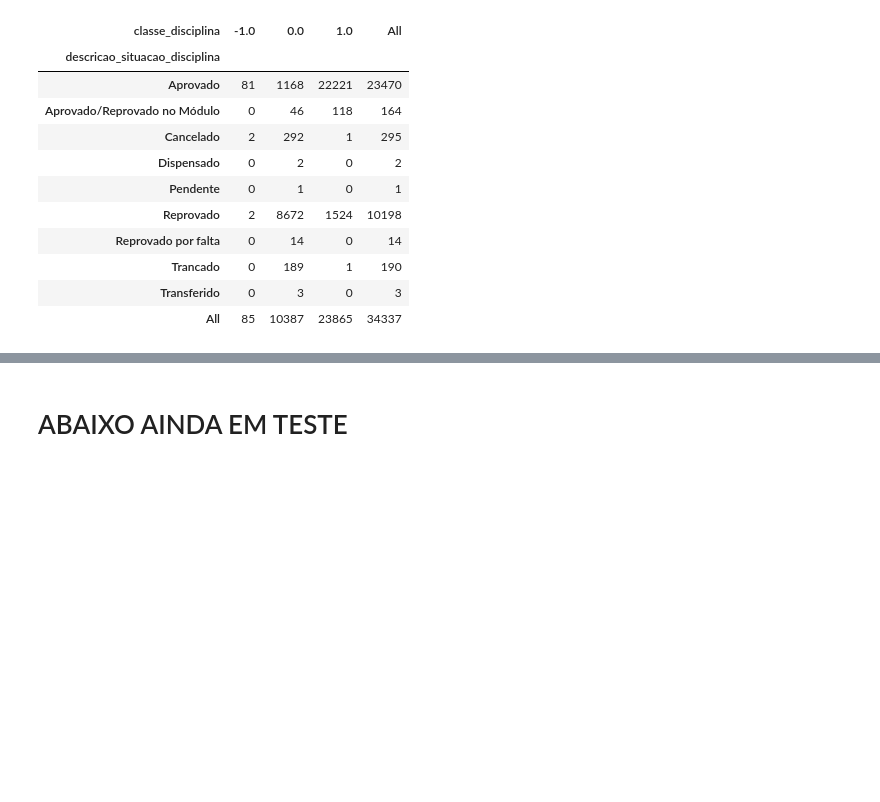
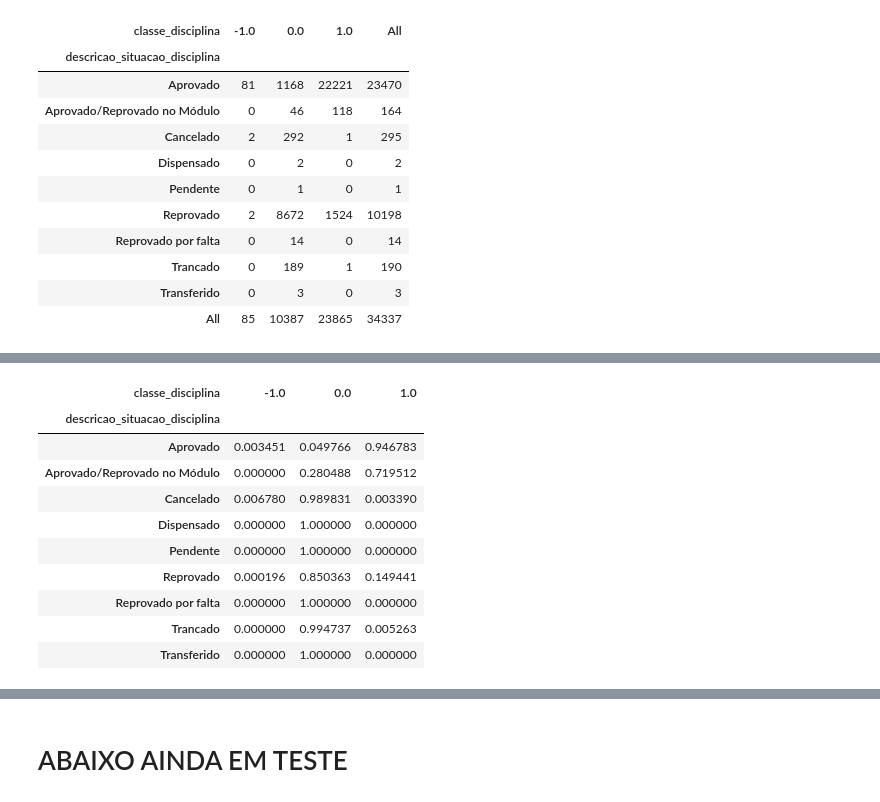
Before and after one commit to tmedeirosb/modelo_ifrn, a Jupyter notebook: Artigo_WCDE17.ipynb, the cells around one changed output, grey strips where cells are left out. Saved outputs shown, nothing was run; the diff lists cells and outputs as text; code cells hidden in the pictures; blank space fills up the shorter version.

```diff
--- a/Artigo_WCDE17.ipynb
+++ b/Artigo_WCDE17.ipynb
@@ -178,0 +237,14 @@ tbl
+# %%
+ca.row_profiles
+# %% [output]
+| classe_disciplina | -1.0 | 0.0 | 1.0 |
+| descricao_situacao_disciplina |  |  |  |
+| Aprovado | 0.003451 | 0.049766 | 0.946783 |
+| Aprovado/Reprovado no Módulo | 0.000000 | 0.280488 | 0.719512 |
+| Cancelado | 0.006780 | 0.989831 | 0.003390 |
+| Dispensado | 0.000000 | 1.000000 | 0.000000 |
+| Pendente | 0.000000 | 1.000000 | 0.000000 |
+| Reprovado | 0.000196 | 0.850363 | 0.149441 |
+| Reprovado por falta | 0.000000 | 1.000000 | 0.000000 |
+| Trancado | 0.000000 | 0.994737 | 0.005263 |
+| Transferido | 0.000000 | 1.000000 | 0.000000 |
```
Also changed, not shown: parts of 21 cells of this notebook.
